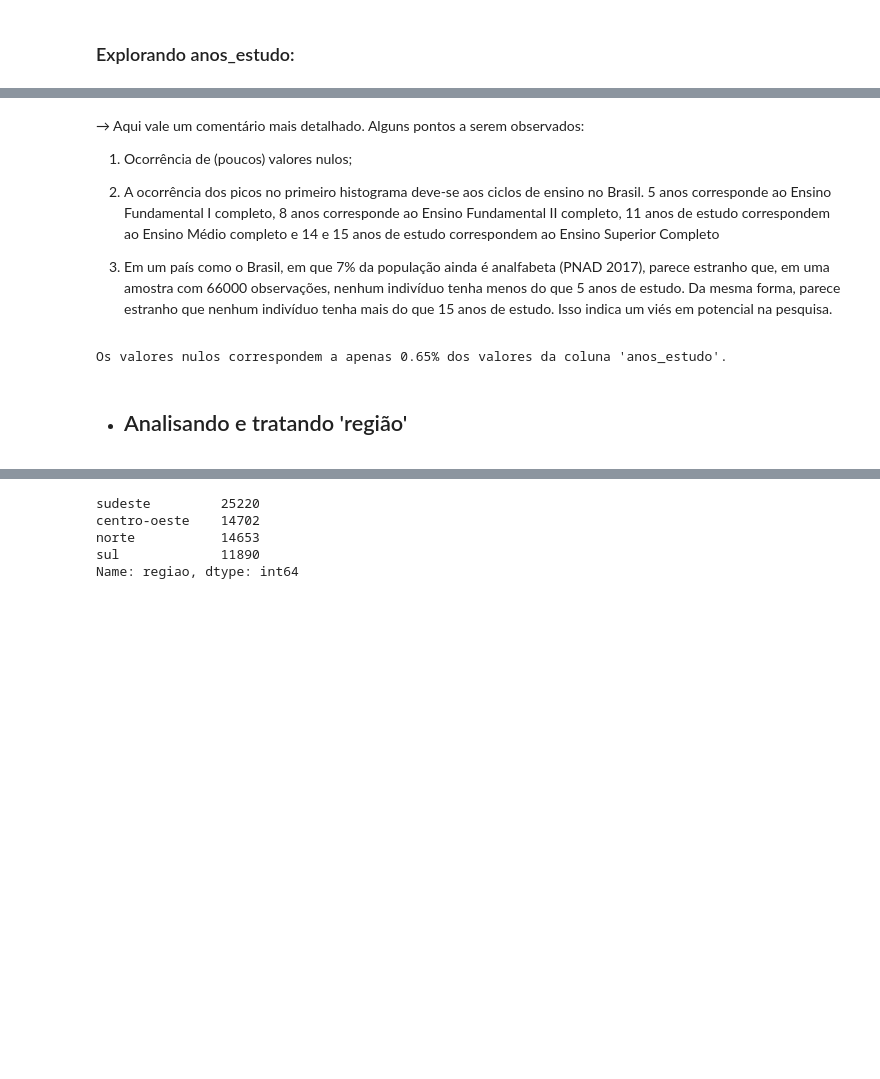
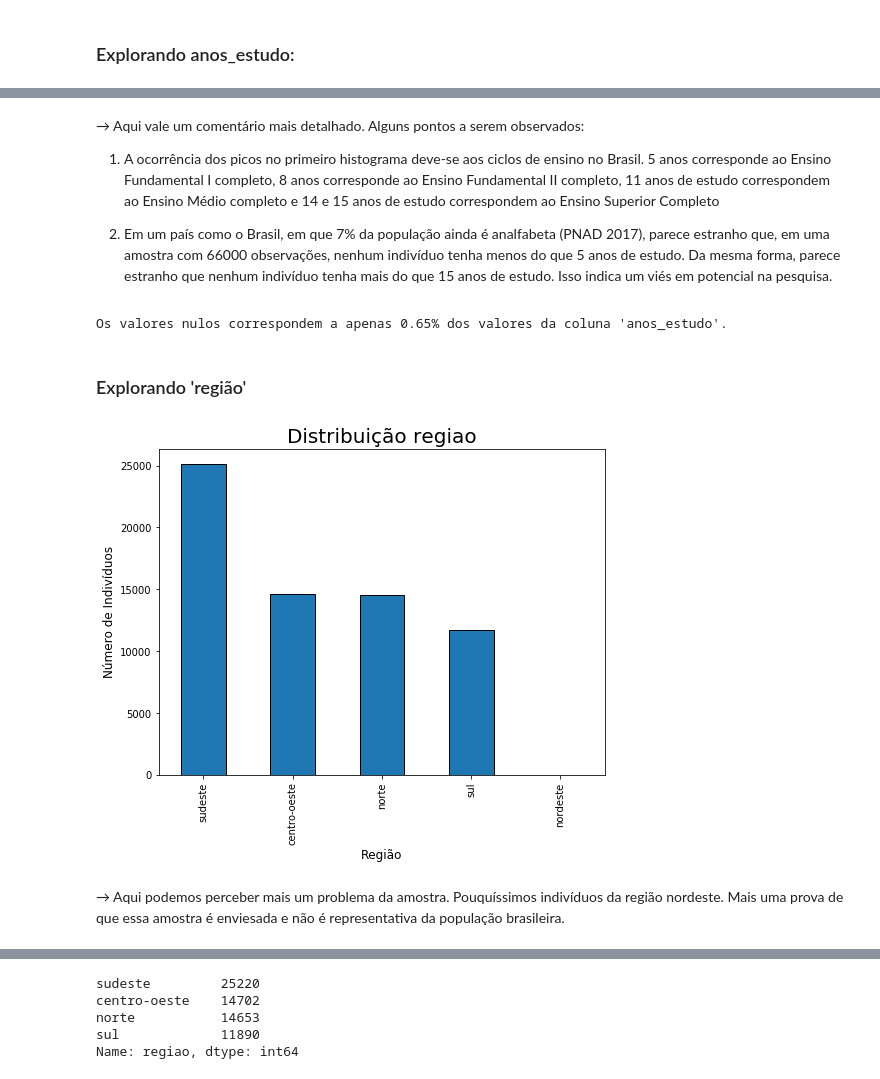
Before and after one commit to mrnascimento/Statistical-Analysis-IBGE-Data, a Jupyter notebook: Analysis_pt.ipynb, the cells around one changed output, grey strips where cells are left out. Drawn from its saved outputs; the diff is of its cells as text; code cells hidden in the pictures; blank space fills up the shorter version.

Commit message:
EDA regiao

```diff
--- a/Analysis_pt.ipynb
+++ b/Analysis_pt.ipynb
@@ -89,10 +81,8 @@ Name: anos_estudo, dtype: int64
 # %% [markdown]
 &rarr; Aqui vale um comentário mais detalhado. Alguns pontos a serem observados:
 
-1) Ocorrência de (poucos) valores nulos;
+1) A ocorrência dos picos no primeiro histograma deve-se aos ciclos de ensino no Brasil. 5 anos corresponde ao Ensino Fundamental I completo, 8 anos corresponde ao Ensino Fundamental II completo, 11 anos de estudo correspondem ao Ensino Médio completo e 14 e 15 anos de estudo correspondem ao Ensino Superior Completo
 
-2) A ocorrência dos picos no primeiro histograma deve-se aos ciclos de ensino no Brasil. 5 anos corresponde ao Ensino Fundamental I completo, 8 anos corresponde ao Ensino Fundamental II completo, 11 anos de estudo correspondem ao Ensino Médio completo e 14 e 15 anos de estudo correspondem ao Ensino Superior Completo
-
-3) Em um país como o Brasil, em que 7% da população ainda é analfabeta (PNAD 2017), parece estranho que, em uma amostra com 66000 observações, nenhum indivíduo tenha menos do que 5 anos de estudo. Da mesma forma, parece estranho que nenhum indivíduo tenha mais do que 15 anos de estudo. Isso indica um viés em potencial na pesquisa.
+2) Em um país como o Brasil, em que 7% da população ainda é analfabeta (PNAD 2017), parece estranho que, em uma amostra com 66000 observações, nenhum indivíduo tenha menos do que 5 anos de estudo. Da mesma forma, parece estranho que nenhum indivíduo tenha mais do que 15 anos de estudo. Isso indica um viés em potencial na pesquisa.
 # %%
 # Nulos:
@@ -106,7 +95,19 @@ Os valores nulos correspondem a apenas 0.65% dos valores da coluna 'anos_estudo'
 # vamos optar por desconsiderá-los uma vez que não é possível inferir a que se referem.
 df.dropna(subset=['anos_estudo'], inplace=True)
 # %% [markdown]
-* ## Analisando e tratando 'região'
+### Explorando 'região'
+# %%
+# Visualizando a distribuição de indivíduos nas regiões do Brasil na amostra:
+fig, ax = plt.subplots(figsize=(8,6))
+df.regiao.value_counts().plot(ax=ax, kind='bar', ec='black')
+ax.set_title('Distribuição regiao', fontsize='20')
+ax.set_xlabel('Região', fontsize='12')
+ax.set_ylabel('Número de Indivíduos', fontsize='12')
+plt.show()
+# %% [output]
+[figure, added]
+# %% [markdown]
+&rarr; Aqui podemos perceber mais um problema da amostra. Pouquíssimos indivíduos da região nordeste. Mais uma prova de que essa amostra é enviesada e não é representativa da população brasileira.
 # %%
 df.regiao.value_counts()
 # %% [output]
```
Also changed, not shown: parts of 7 cells of this notebook.
